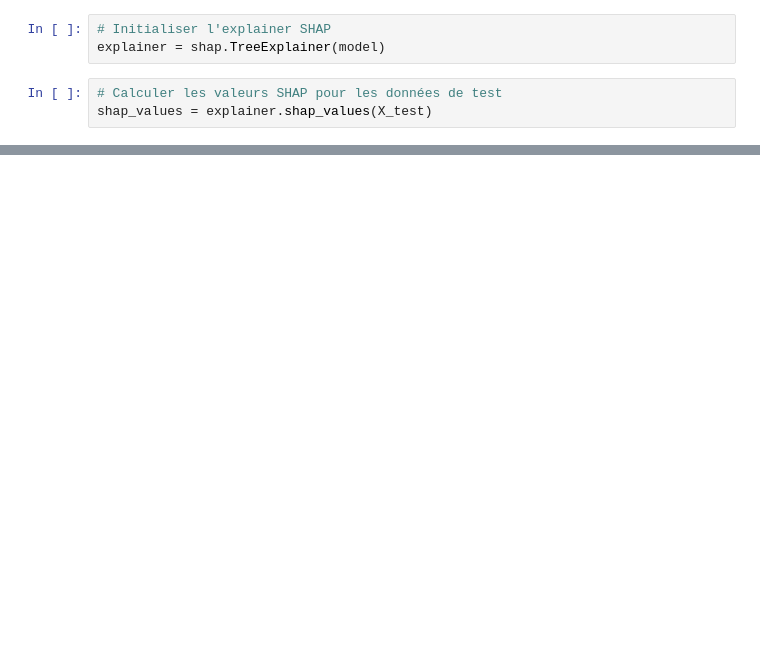
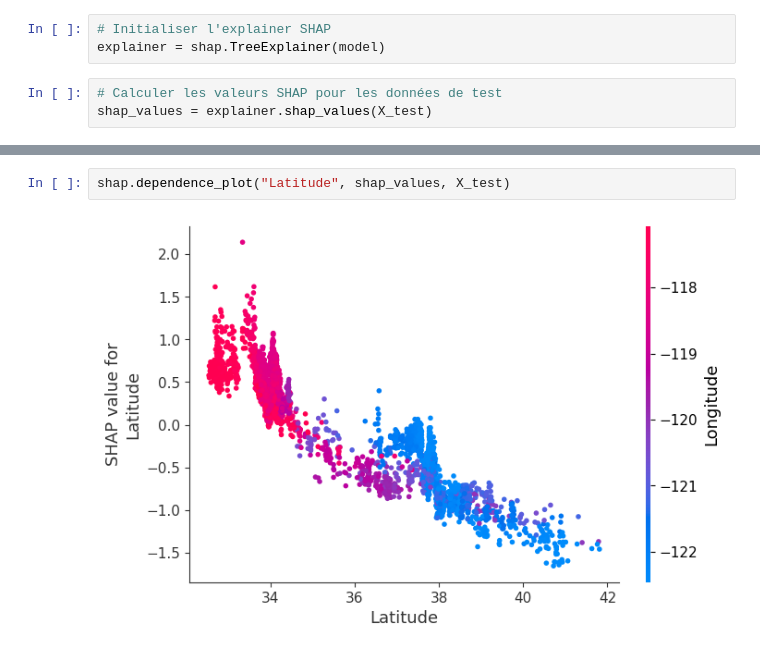
Before and after one commit to ynanangaa/Projet-MLOps-imo-YAA, a Jupyter notebook: notebooks/shap_analysis.ipynb, the cells around one changed output, grey strips where cells are left out. Cells and saved outputs as stored; diff of their text form; blank space fills up the shorter version.

```diff
--- a/notebooks/shap_analysis.ipynb
+++ b/notebooks/shap_analysis.ipynb
@@ -60,0 +132,4 @@ shap.summary_plot(shap_values, X_test, plot_type="bar")
+# %%
+shap.dependence_plot("Latitude", shap_values, X_test)
+# %% [output]
+[figure, added]
```
Also changed, not shown: parts of 13 cells of this notebook.
